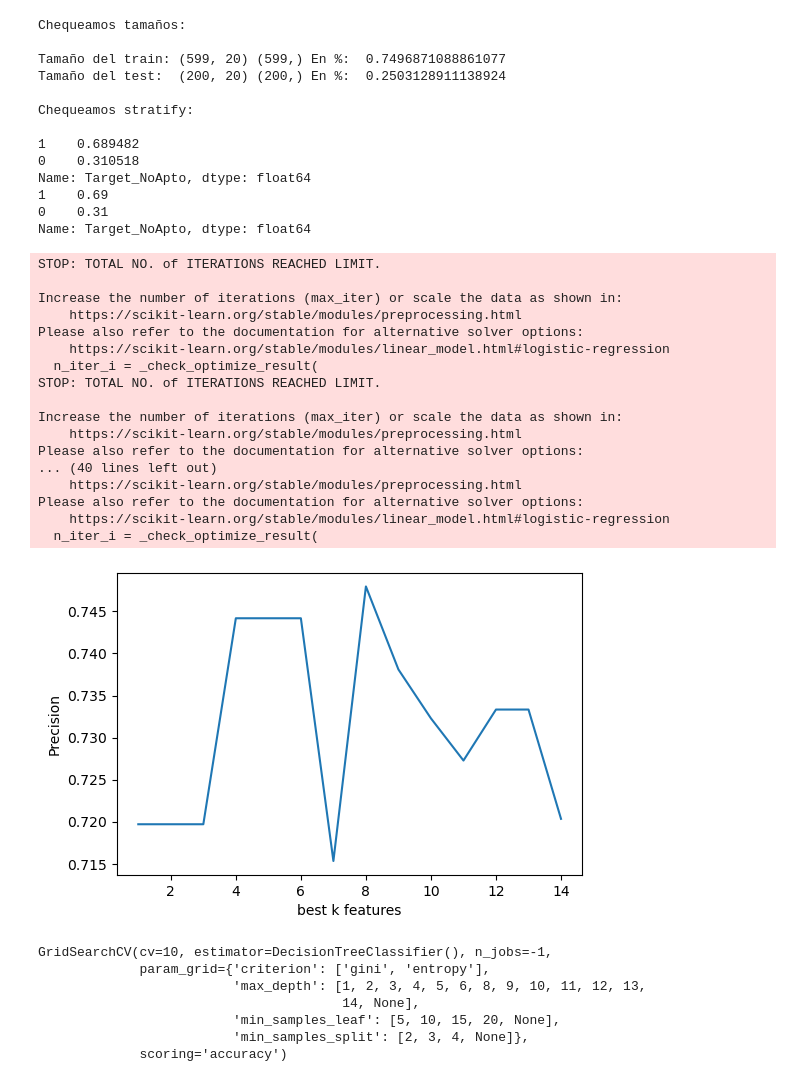
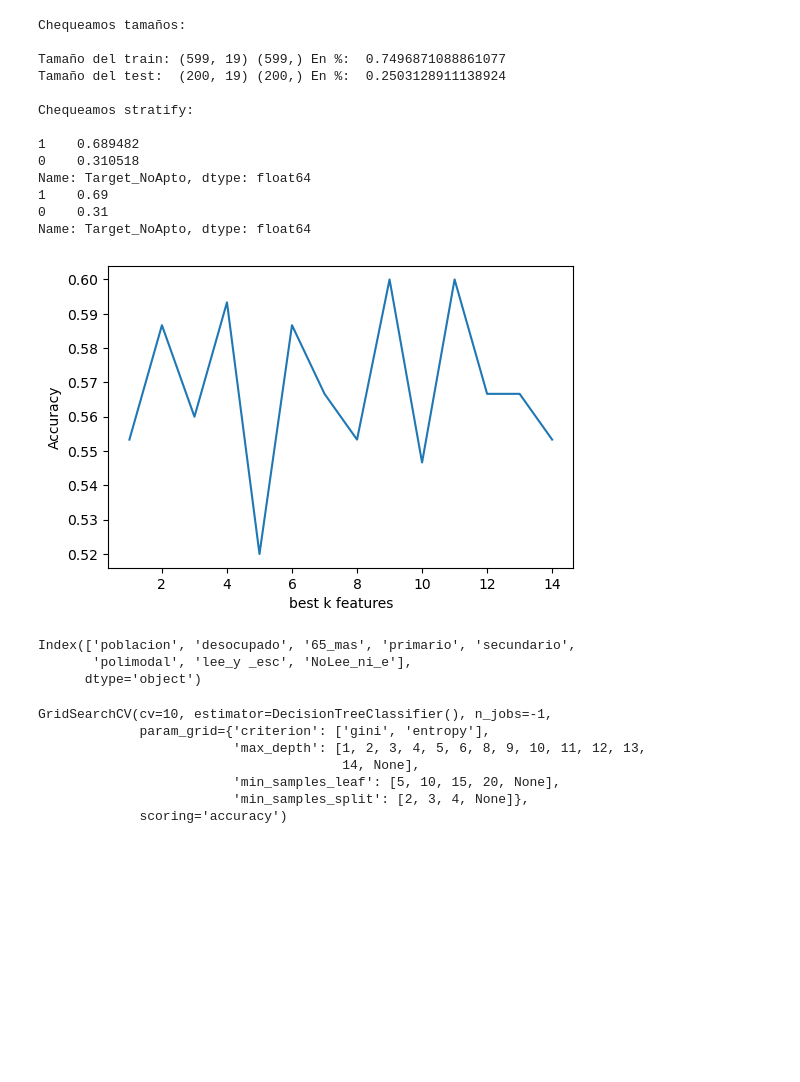
Before and after one commit to GerardoGrana/DHdatascienceG8, a Jupyter notebook: Arbol de decisión y ensambles.ipynb, the cells around one changed output. Drawn from its saved outputs; the diff is of its cells as text; code cells hidden in the pictures; blank space fills up the shorter version.

```diff
--- a/Arbol de decisión y ensambles.ipynb
+++ b/Arbol de decisión y ensambles.ipynb
@@ -50,11 +52,15 @@ X= data.drop(['microzonificacion_Comercial',
 'microzonificacion_Residencial suburbano',
 'microzonificacion_Residencial urbano',
 'macrozonificacion_Interfaz',
-'macrozonificacion_Urbano', 'Target_NoApto'], axis=1)
+'macrozonificacion_Urbano', 'Target_NoApto', 'punto_tipo', 'ID','x','y'], axis=1)
 y= data['Target_NoApto']
 
 #Hacemos el train_test_split
 X_train, X_test, y_train, y_test = train_test_split(X,y, test_size= 0.25, stratify=y, random_state= 42)
+
+undersampler=RandomUnderSampler(sampling_strategy='majority')
+
+X_train_us,y_train_us=undersampler.fit_resample(X_train,y_train)
 
 #Resultados
 print('Chequeamos tamaños:')
@@ -69,8 +75,8 @@ print(y_test.value_counts()/y_test.shape[0])
 # %% [output]
 Chequeamos tamaños:
 
-Tamaño del train: (599, 20) (599,) En %:  0.7496871088861077
-Tamaño del test:  (200, 20) (200,) En %:  0.2503128911138924
+Tamaño del train: (599, 19) (599,) En %:  0.7496871088861077
+Tamaño del test:  (200, 19) (200,) En %:  0.2503128911138924
 
 Chequeamos stratify:
 
@@ -83,46 +89,43 @@ Name: Target_NoApto, dtype: float64
 # %%
 precision_list = []
 
 for k in range(1, 15):
 
     bk = fs.SelectKBest(fs.f_classif, k)
     bk.fit(X_train, y_train)
     X_trans = bk.transform(X_train)
     train_x, test_x, train_y, test_y = train_test_split(X_trans,
                                                         y_train,
                                                         test_size=0.25,
                                                         random_state=42)
 
-    dtc = LogisticRegression()
-    dtc.fit(train_x, train_y)
+
+    undersampler=RandomUnderSampler(sampling_strategy='majority')
+
+    X_train_us,y_train_us=undersampler.fit_resample(train_x,train_y)
+
+    dtc = tree.DecisionTreeClassifier()
+    dtc.fit(X_train_us, y_train_us)
     y_pred = dtc.predict(test_x)
-    precision = metrics.precision_score(test_y, y_pred)
+    precision = metrics.accuracy_score(test_y, y_pred)
     precision_list.append(precision)
 
 fig, axe = plt.subplots(dpi = 100)
 axe.plot(range(1, 15), precision_list)
 axe.set_xlabel("best k features")
-axe.set_ylabel("Precision")
+axe.set_ylabel("Accuracy")
 plt.show(fig)
 # %% [output]
-STOP: TOTAL NO. of ITERATIONS REACHED LIMIT.
-
-Increase the number of iterations (max_iter) or scale the data as shown in:
-    https://scikit-learn.org/stable/modules/preprocessing.html
-Please also refer to the documentation for alternative solver options:
-    https://scikit-learn.org/stable/modules/linear_model.html#logistic-regression
-  n_iter_i = _check_optimize_result(
-STOP: TOTAL NO. of ITERATIONS REACHED LIMIT.
-
-Increase the number of iterations (max_iter) or scale the data as shown in:
-    https://scikit-learn.org/stable/modules/preprocessing.html
-Please also refer to the documentation for alternative solver options:
-... (40 lines left out)
-    https://scikit-learn.org/stable/modules/preprocessing.html
-Please also refer to the documentation for alternative solver options:
-    https://scikit-learn.org/stable/modules/linear_model.html#logistic-regression
-  n_iter_i = _check_optimize_result(
-[figure, old version]
+[figure, new version]
+# %%
+sel_f = SelectKBest(f_classif, k=8)
+X_train_f = sel_f.fit_transform(X_train_us, y_train_us)
+Boolean= sel_f.get_support()
+print(X_train.loc[:,Boolean].columns)
+# %% [output]
+Index(['poblacion', 'desocupado', '65_mas', 'primario', 'secundario',
+       'polimodal', 'lee_y _esc', 'NoLee_ni_e'],
+      dtype='object')
 # %%
 #Inicializamos el modelo
 clftree = tree.DecisionTreeClassifier()
```
Also changed, not shown: parts of 7 cells of this notebook, 6 other files.
